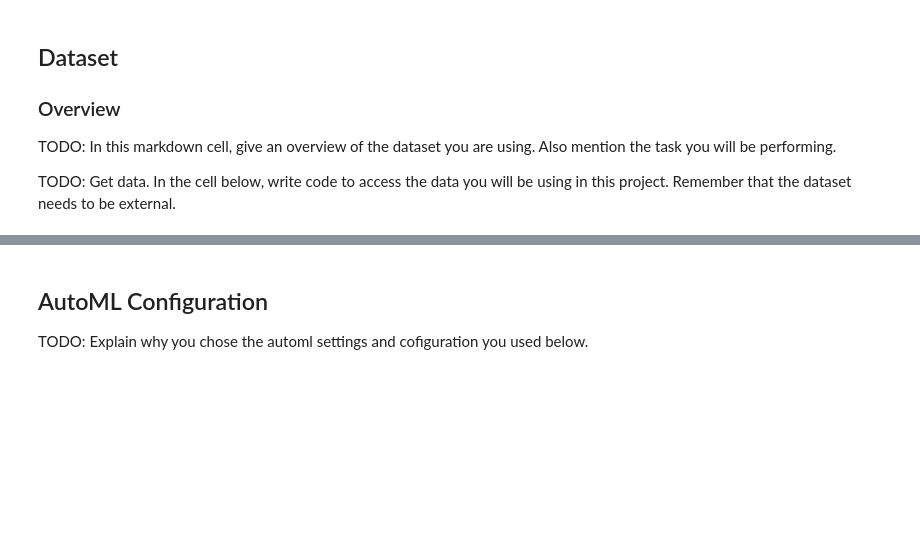
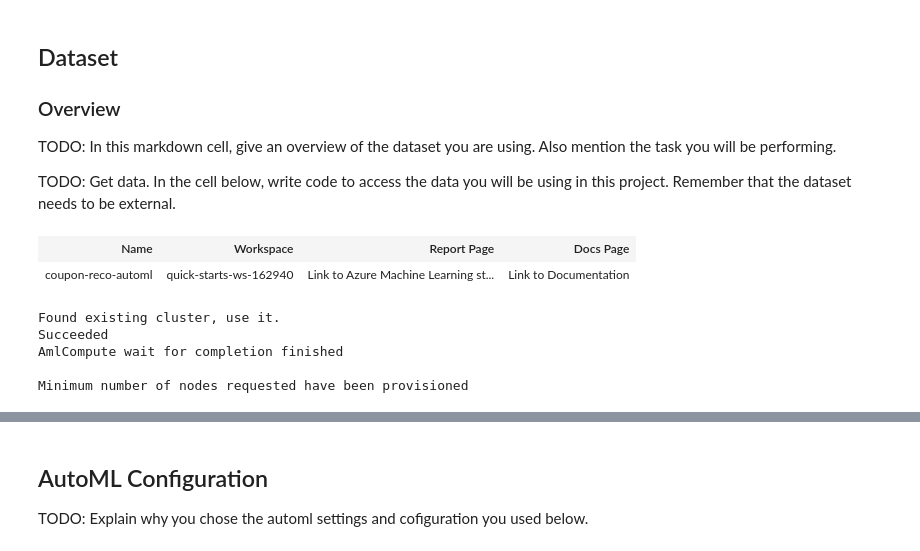
Before and after one commit to arnavkundu/MLEngineerNanoDegree-Capstone, a Jupyter notebook: automl.ipynb, the cells around one changed output, grey strips where cells are left out. Drawn from its saved outputs; the diff is of its cells as text; code cells hidden in the pictures; blank space fills up the shorter version.

```diff
--- a/automl.ipynb
+++ b/automl.ipynb
@@ -34,20 +36,15 @@ TODO: Get data. In the cell below, write code to access the data you will be usi
 # %%
 ws = Workspace.from_config()
 
 # choose a name for experiment
 experiment_name = 'coupon-reco-automl'
 project_folder = './coupon-reco-proj-automl'
 
 experiment=Experiment(ws, experiment_name)
 experiment
-
-
-ws = Workspace.from_config()
-
-# choose a name for experiment
-experiment_name = 'your experiment name here'
-
-experiment=Experiment(ws, experiment_name)
+# %% [output]
+| Name | Workspace | Report Page | Docs Page |
+| coupon-reco-automl | quick-starts-ws-162940 | Link to Azure Machine Learning st... | Link to Documentation |
 # %%
 from azureml.core.compute import AmlCompute
 from azureml.core.compute import ComputeTarget
@@ -69,6 +66,12 @@ except ComputeTargetException:
 
 compute_target.wait_for_completion(show_output=True, min_node_count = 1, timeout_in_minutes = 10)
 # For a more detailed view of current AmlCompute status, use get_status().
+# %% [output]
+Found existing cluster, use it.
+Succeeded
+AmlCompute wait for completion finished
+
+Minimum number of nodes requested have been provisioned
 # %%
 # NOTE: update the key to match the dataset name
 found = False
```
Also changed, not shown: parts of 8 cells of this notebook, 2 other files.
